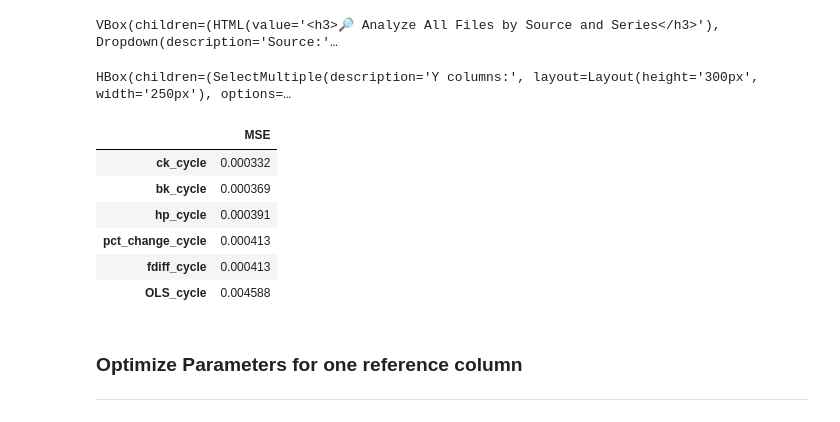
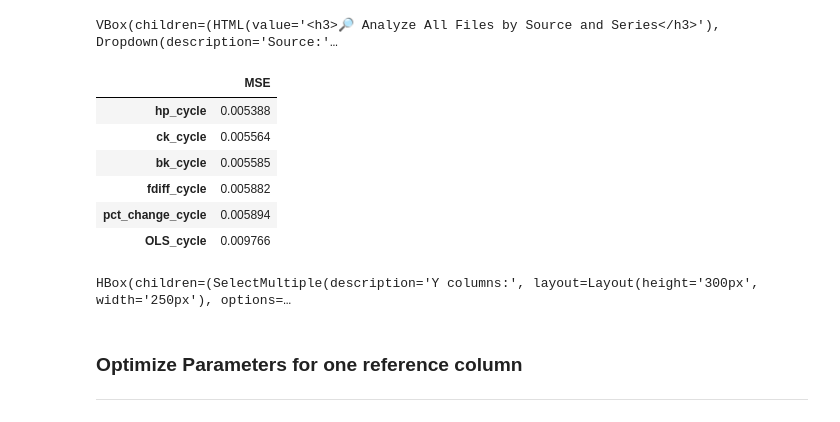
Before and after one commit to G-Cintra/PMA-Gabriel, a Jupyter notebook: notebooks/Filtering.ipynb, the cells around one changed output. Cells and saved outputs as stored; diff of their text form; code cells hidden in the pictures.

```diff
--- a/notebooks/Filtering.ipynb
+++ b/notebooks/Filtering.ipynb
@@ -247,69 +251,63 @@ dfa["data"] = dfa["data"] + pd.Timedelta(days=1)
 
 # Convert decimal back to percent change and drop intermediate column
 dfa["pi"] = (dfa["decimal"] - 1)
 dfa = dfa[["data", "pi"]]
 
 # Compute required lags
 dfa["pi_lead1"] = dfa["pi"].shift(-1)
 dfa["pi_lead2"] = dfa["pi"].shift(-2)
 dfa["pi_lead3"] = dfa["pi"].shift(-3)
 dfa["pi_lead4"] = dfa["pi"].shift(-4)
 dfa["pi_t"]   = dfa["pi"]
 dfa["pi_lag1"] = dfa["pi"].shift(1)
 dfa["pi_lag2"] = dfa["pi"].shift(2)
 dfa["pi_lag3"] = dfa["pi"].shift(3)
 dfa["pi_lag4"] = dfa["pi"].shift(4)
 
-
 # Parameters
 a1l = 0.24
 a1i = 0.38
 a4 = 0.12
-
-a1l = 0.4306
-a1i = 0.5534
-a4  = 1.0000
-
 
 # Apply formula
 dfa["GDP_gap_calc"] = (1/a4)*(
     dfa["pi_t"]
     - a1l * dfa["pi_lag1"]
     - (a1i / 4) * (dfa["pi_lag1"] + dfa["pi_lag2"] + dfa["pi_lag3"] + dfa["pi_lag4"])
     - ((1-a1l-a1i)/4)*(dfa["pi_lead1"]+dfa["pi_lead2"]+ dfa["pi_lead3"]+ dfa["pi_lead4"])
     )
 
 dfb = dfa.merge(df)
+
+# Select columns ending with "_cycle"
+cycle_columns = [col for col in dfb.columns if col.endswith("_cycle")]
+
+# Drop all rows with any NaNs
+dfc = dfb.dropna()
+
+# Compute MSE for each cycle column
+mse_results = {
+    col: np.mean((dfc["GDP_gap_calc"] - dfc[col]) ** 2)
+    for col in cycle_columns
+}
+
+# Convert to DataFrame and display
+df_mse = pd.DataFrame.from_dict(mse_results, orient="index", columns=["MSE"])
+df_mse = df_mse.sort_values("MSE")
+
+display(df_mse)
+# %% [output]
+|  | MSE |
+| hp_cycle | 0.005388 |
+| ck_cycle | 0.005564 |
+| bk_cycle | 0.005585 |
+| fdiff_cycle | 0.005882 |
+| pct_change_cycle | 0.005894 |
+| OLS_cycle | 0.009766 |
 # %%
 curve_selection_refs = plot_columns_selector(dfb)
 # %% [output]
 HBox(children=(SelectMultiple(description='Y columns:', layout=Layout(height='300px', width='250px'), options=…
-# %%
-# Select columns ending with "_cycle"
-cycle_columns = [col for col in dfb.columns if col.endswith("_cycle")]
-
-# Drop all rows with any NaNs
-dfc = dfb.dropna()
-
-# Compute MSE for each cycle column
-mse_results = {
-    col: np.mean((dfc["GDP_gap_calc"] - dfc[col]) ** 2)
-    for col in cycle_columns
-}
-
-# Convert to DataFrame and display
-df_mse = pd.DataFrame.from_dict(mse_results, orient="index", columns=["MSE"])
-df_mse = df_mse.sort_values("MSE")
-
-display(df_mse)
-# %% [output]
-|  | MSE |
-| ck_cycle | 0.000332 |
-| bk_cycle | 0.000369 |
-| hp_cycle | 0.000391 |
-| pct_change_cycle | 0.000413 |
-| fdiff_cycle | 0.000413 |
-| OLS_cycle | 0.004588 |
 # %% [markdown]
 ### Optimize Parameters for one reference column
 ---
```
Also changed, not shown: parts of 6 cells of this notebook, 8 other files.
